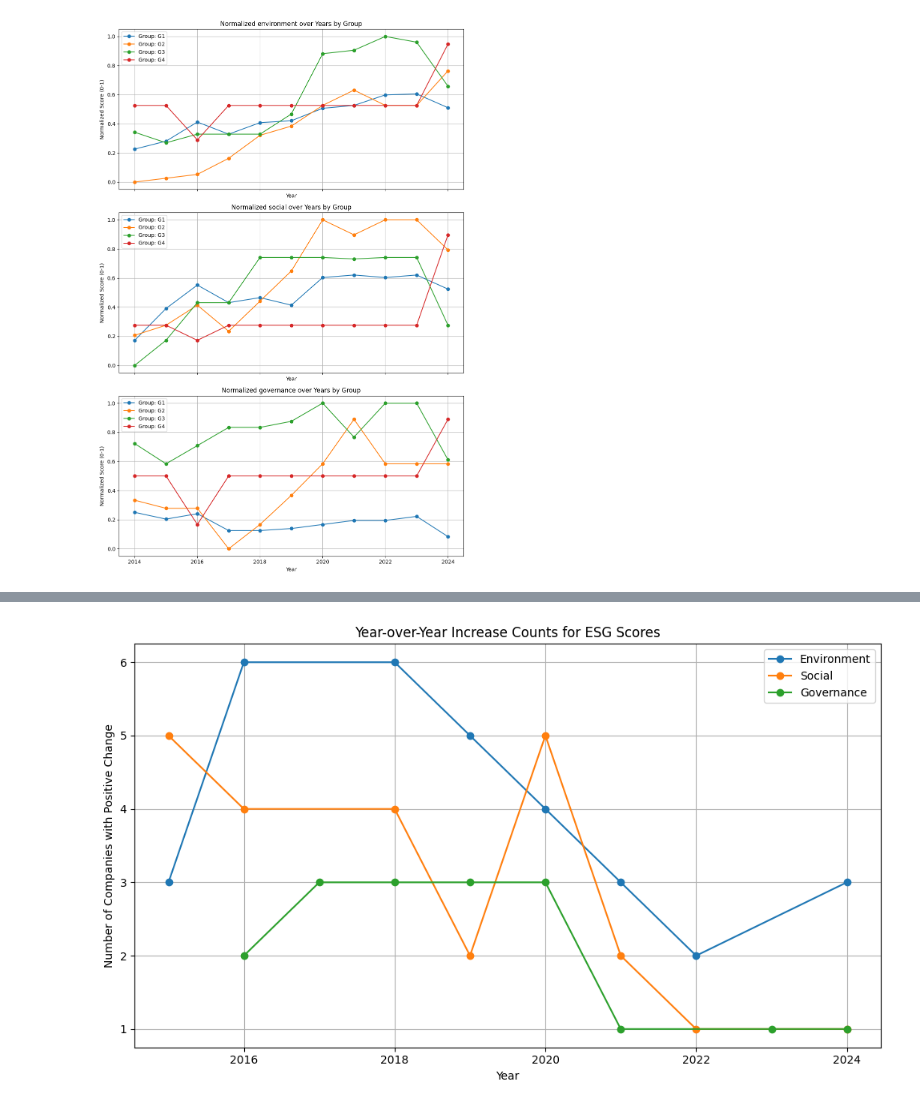
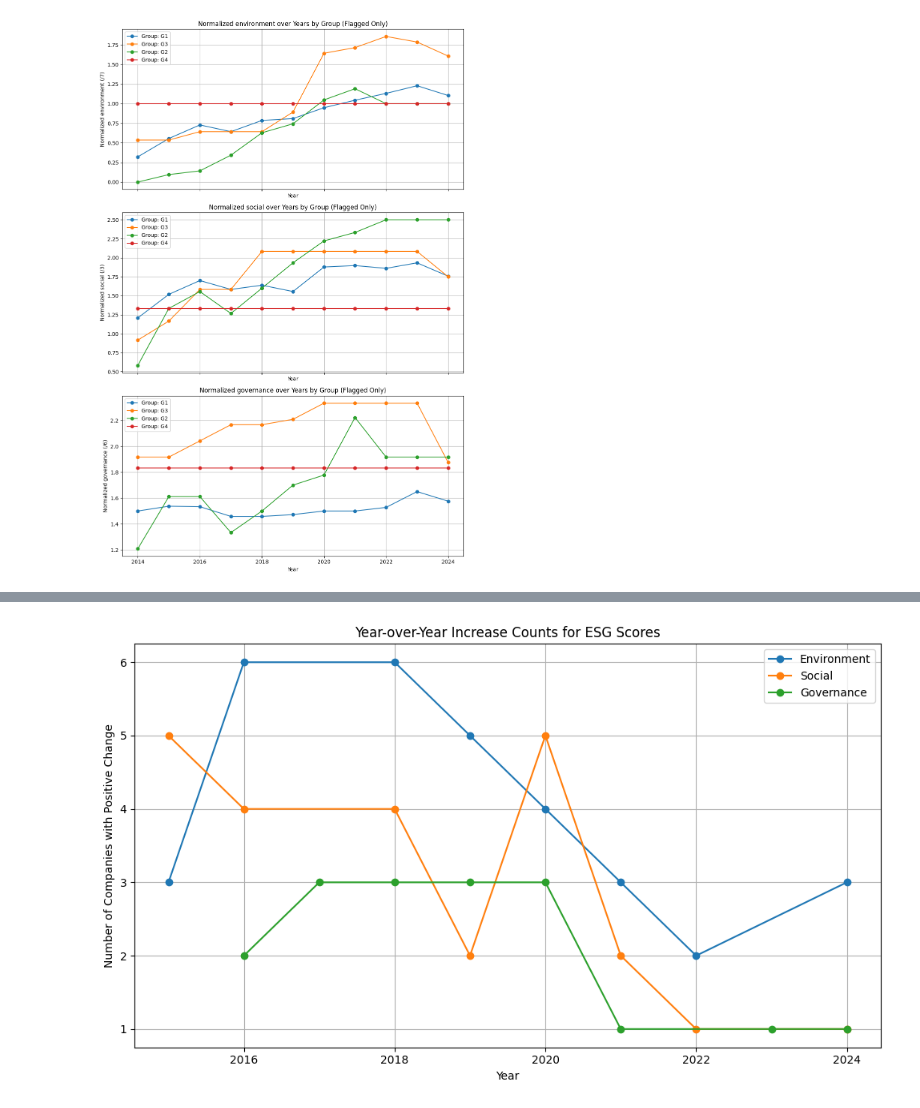
Before and after one commit to mickiem123/ESG, a Jupyter notebook: ESG.ipynb, the cells around one changed output, grey strips where cells are left out. Drawn from its saved outputs; the diff is of its cells as text; code cells hidden in the pictures.

```diff
--- a/ESG.ipynb
+++ b/ESG.ipynb
@@ -12,0 +27,4 @@ df["Diversity & Inclusion"] = pd.to_numeric(df["Diversity & Inclusion"], errors=
+# %%
+df["Anti-Corruption Measures"][df["Anti-Corruption Measures"] == "0+C2:Z3"] = 0
+df["Diversity & Inclusion"] = df["Diversity & Inclusion"].replace(r'^\s*$', np.nan, regex=True)
+df["Diversity & Inclusion"] = pd.to_numeric(df["Diversity & Inclusion"], errors='coerce')
@@ -13,10 +46,6 @@ df["Diversity & Inclusion"] = pd.to_numeric(df["Diversity & Inclusion"], errors=
 # %%
 # Plot histogram for all score columns in df
 score_cols = [
-    "Have_Website",
-    "Post Annual Report",
-    "Have sustainability section in annual report",
-    "Post separate Sustainability Report",
     "GHG emissions measurement",
     "Energy resource management",
     "Renewable energy adoption",
@@ -34,8 +63,16 @@ score_cols = [
     "Risk Management Framework",
     "Anti-Corruption Measures"
 ]
-df[score_cols]=df[score_cols].fillna(0)
+
+# Create a flag column if a row had at least 15 NAs in score_cols that were filled
+na_flags = df[score_cols].isna()
+df['score_cols_filled_count'] = na_flags.sum(axis=1)
+df['score_cols_filled_flag'] = (df['score_cols_filled_count'] >= 1).astype(int)
+
+# Fill NA with 0 for plotting
+df[score_cols] = df[score_cols].fillna(0)
 df[score_cols].hist(figsize=(16, 12), bins=10, layout=(5, 4))
+
 plt.tight_layout()
 plt.show()
 # %% [output]
@@ -109,37 +152,33 @@ mean_scores[['environment','social','governance','unique_count','year_count']]
 # %%
 # --- Cell 9: Normalize mean_scores before plotting ---
 
-from sklearn.preprocessing import MinMaxScaler
-
 features = ['environment', 'social', 'governance']
+divisors = {'environment': 7, 'social': 3, 'governance': 6}
 years = mean_scores.index.get_level_values(1).unique()
 groups = mean_scores.index.get_level_values(0).unique()
+
+# Only plot groups where at least one row is flagged as filled
+flagged_groups = df.loc[df['score_cols_filled_flag'] == 0, 'Industry_Group'].unique()
 
 fig, axes = plt.subplots(len(features), 1, figsize=(10, 5 * len(features)), sharex=True)
 
 if len(features) == 1:
     axes = [axes]
 
 for ax, feature in zip(axes, features):
-    # Collect all values for normalization
-    all_values = []
-    for group in groups:
-        data = mean_scores.loc[group]
-        all_values.extend(data[feature].values)
-    scaler = MinMaxScaler()
-    scaler.fit(np.array(all_values).reshape(-1, 1))
-    for group in groups:
-        data = mean_scores.loc[group]
-        normed = scaler.transform(data[feature].values.reshape(-1, 1)).flatten()
-        ax.plot(data.index, normed, marker='o', label=f'Group: {group}')
-    ax.set_title(f'Normalized {feature} over Years by Group')
+    for group in flagged_groups:
+        if group in mean_scores.index.get_level_values(0):
+            data = mean_scores.loc[group]
+            normed = data[feature] / divisors[feature]
+            ax.plot(data.index, normed, marker='o', label=f'Group: {group}')
+    ax.set_title(f'Normalized {feature} over Years by Group (Flagged Only)')
     ax.set_xlabel('Year')
-    ax.set_ylabel('Normalized Score (0-1)')
+    ax.set_ylabel(f'Normalized {feature} (/{divisors[feature]})')
     ax.legend()
     ax.grid(True)
 
 plt.tight_layout()
 plt.show()
 # %% [output]
-[figure, old version]
+[figure, new version]
 # %%
```
Also changed, not shown: parts of 9 cells of this notebook.
